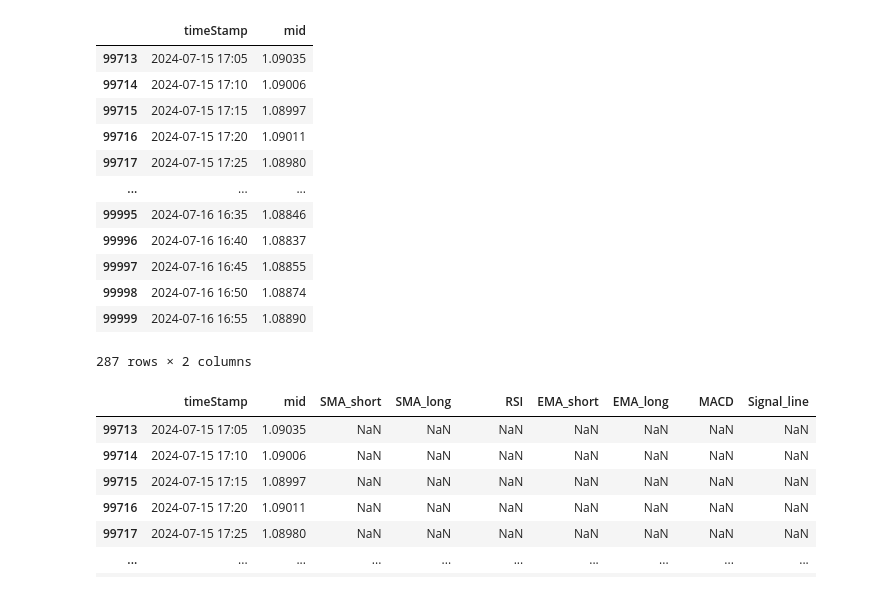
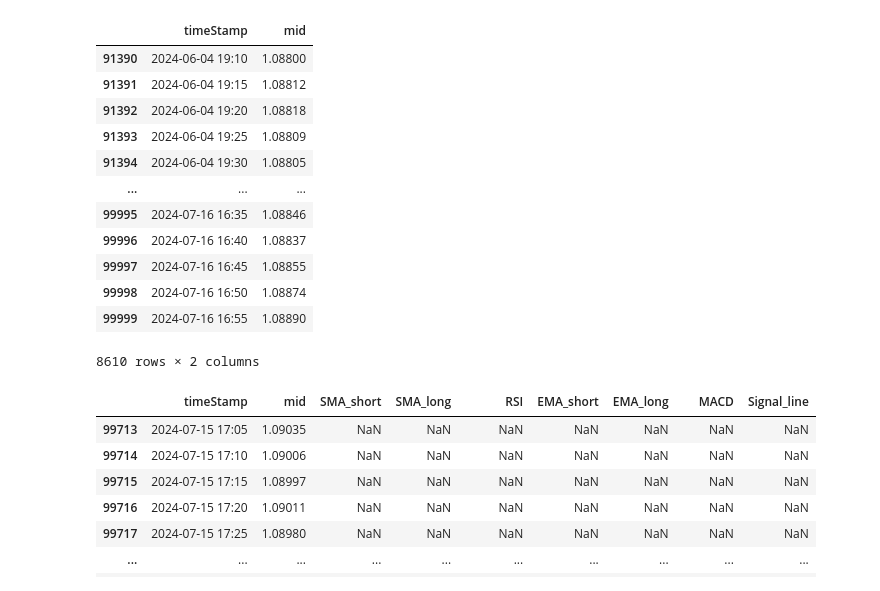
Before and after one commit to surajn581/fxtrading, a Jupyter notebook: strategy.ipynb, the cells around one changed output. Cells and saved outputs as stored; diff of their text form; code cells hidden in the pictures.

```diff
--- a/strategy.ipynb
+++ b/strategy.ipynb
@@ -10,24 +10,24 @@ warnings.filterwarnings('ignore')
 # %%
 # data = loadData()
 data = pd.read_csv('EURUSD5.csv', delimiter='\t', header=None, names=['timeStamp', 'open', 'high', 'low', 'close', 'volume'])
 data = data[['timeStamp', 'close']]
 data.rename(columns={'close':'mid'}, inplace=True)
-data = data.tail(287)
+data = data.tail(287*30)
 data
 # %% [output]
 |  | timeStamp | mid |
-| 99713 | 2024-07-15 17:05 | 1.09035 |
-| 99714 | 2024-07-15 17:10 | 1.09006 |
-| 99715 | 2024-07-15 17:15 | 1.08997 |
-| 99716 | 2024-07-15 17:20 | 1.09011 |
-| 99717 | 2024-07-15 17:25 | 1.08980 |
+| 91390 | 2024-06-04 19:10 | 1.08800 |
+| 91391 | 2024-06-04 19:15 | 1.08812 |
+| 91392 | 2024-06-04 19:20 | 1.08818 |
+| 91393 | 2024-06-04 19:25 | 1.08809 |
+| 91394 | 2024-06-04 19:30 | 1.08805 |
 | ... | ... | ... |
 | 99995 | 2024-07-16 16:35 | 1.08846 |
 | 99996 | 2024-07-16 16:40 | 1.08837 |
 | 99997 | 2024-07-16 16:45 | 1.08855 |
 | 99998 | 2024-07-16 16:50 | 1.08874 |
 | 99999 | 2024-07-16 16:55 | 1.08890 |
-287 rows × 2 columns
+8610 rows × 2 columns
 # %%
 richData = calculate_technical_indicators(data.tail(287))
 richData
```
Also changed, not shown: parts of 2 cells of this notebook.
